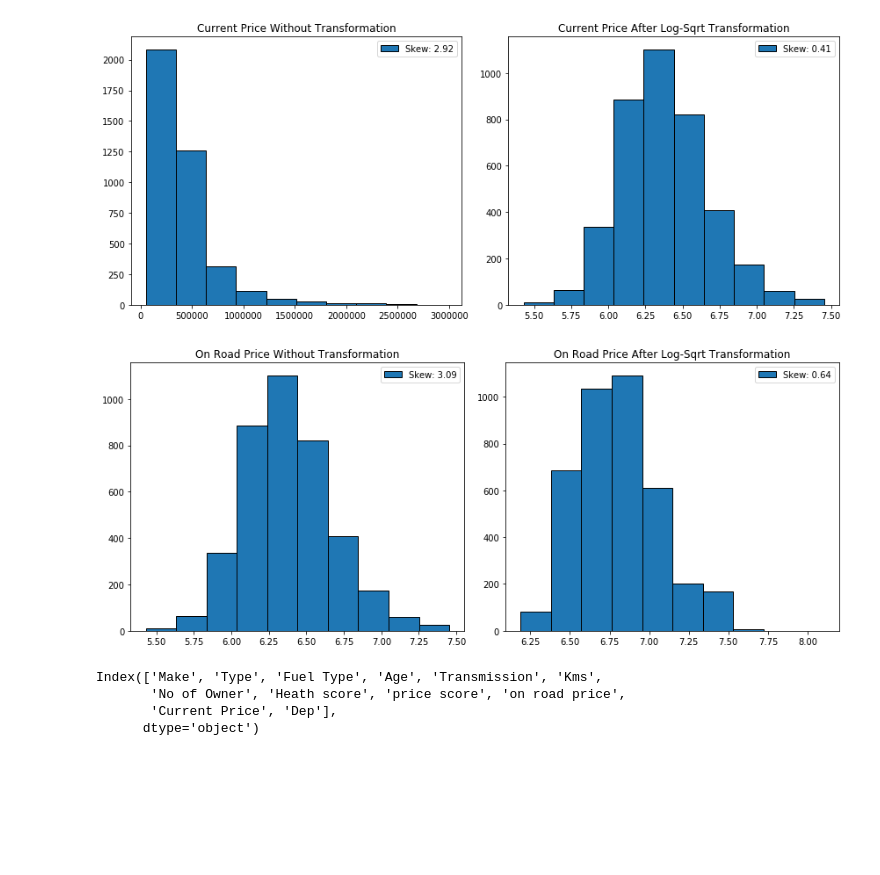
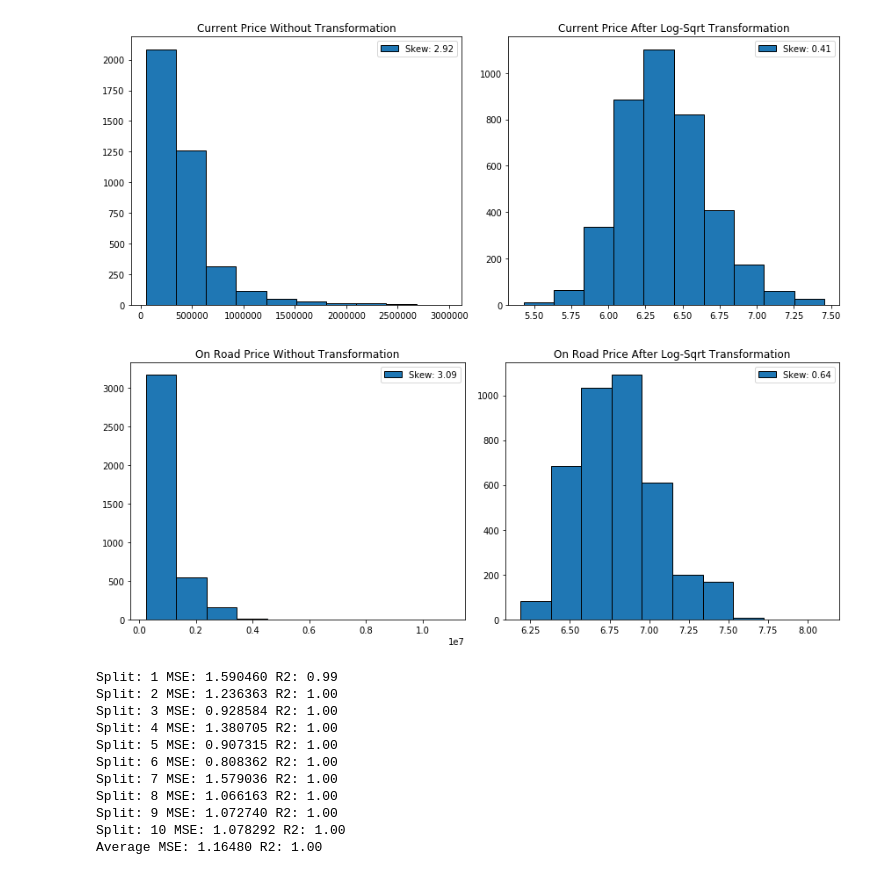
Before and after one commit to maykulkarni/kaggle_solutions, a Jupyter notebook: car price depracation/car_dep.ipynb, the cells around one changed output. Cells and saved outputs as stored; diff of their text form; code cells hidden in the pictures; blank space fills up the shorter version.

```diff
--- a/car price depracation/car_dep.ipynb
+++ b/car price depracation/car_dep.ipynb
@@ -88,7 +88,7 @@ def kill_multicollinearity(original_df):
     print("Columns after: {}".format(len(ip_df.columns)))
     return ip_df
 # %%
-new_df = kill_multicollinearity(df)
+df = kill_multicollinearity(df)
 # %% [output]
 Original DF columns: 12
 Columns after one hot encode: 27
@@ -179,21 +172,69 @@ df["Current Price"] = np.log(np.sqrt(df["Current Price"] + 1))
 # %%
 plt.subplot(1, 2, 1)
 plt.title("On Road Price Without Transformation")
-plt.hist(df["Current Price"], edgecolor="black", label="Skew: {0:.2f}".format(df["on road price"].skew()))
+plt.hist(df["on road price"], edgecolor="black", label="Skew: {0:.2f}".format(df["on road price"].skew()))
 plt.legend()
 plt.subplot(1, 2, 2)
 plt.title("On Road Price After Log-Sqrt Transformation")
 plt.hist(np.log(np.sqrt(df["on road price"] + 1)), edgecolor="black",
          label="Skew: {0:.2f}".format(np.log(np.sqrt(df["on road price"] + 1)).skew()))
 plt.legend()
 tl()
 df["on road price"] = np.log(np.sqrt(df["on road price"] + 1))
 # %% [output]
-[figure, old version]
+[figure, new version]
-# %%
-df.columns
-# %% [output]
-Index(['Make', 'Type', 'Fuel Type', 'Age', 'Transmission', 'Kms',
-       'No of Owner', 'Heath score', 'price score', 'on road price',
-       'Current Price', 'Dep'],
-      dtype='object')
+# %%
+from sklearn.preprocessing import StandardScaler
+from sklearn.model_selection import ShuffleSplit
+from xgboost import XGBRegressor
+from lightgbm import LGBMRegressor
+from sklearn.ensemble import GradientBoostingRegressor, GradientBoostingRegressor
+from sklearn.linear_model import Ridge, Lasso, HuberRegressor
+from sklearn.neural_network import MLPRegressor
+from sklearn.metrics import mean_squared_error, r2_score
+
+independent_cols = df.columns.tolist()
+independent_cols.remove("Dep")
+X = df[independent_cols].values
+y = df["Dep"].values
+indx = 0
+avg_mse = 0
+avg_r2 = 0
+
+
+for train_index, test_index in ShuffleSplit(n_splits=10, test_size=0.2).split(X):
+    indx += 1
+    X_train = X[train_index]
+    X_test = X[test_index]
+    y_train = y[train_index]
+    y_test = y[test_index]
+
+    # Scale training data
+    X_scaler = StandardScaler()
+    X_train = X_scaler.fit_transform(X_train)
+    X_test = X_scaler.transform(X_test)
+
+    clf = MLPRegressor([200, 200, 100], learning_rate="adaptive")
+    clf.fit(X_train, y_train)
+    y_pred = clf.predict(X_test)
+    mse = mean_squared_error(y_test, y_pred)
+    r2 = r2_score(y_test, y_pred)
+    avg_mse += mse
+    avg_r2 += r2
+    print("Split: {0} MSE: {1:5f} R2: {2:.2f}".format(indx, mse, r2))
+
+avg_mse /= indx
+avg_r2 /= indx
+print("Average MSE: {0:.5f} R2: {1:.2f}".format(avg_mse, avg_r2))
+# %% [output]
+Split: 1 MSE: 1.590460 R2: 0.99
+Split: 2 MSE: 1.236363 R2: 1.00
+Split: 3 MSE: 0.928584 R2: 1.00
+Split: 4 MSE: 1.380705 R2: 1.00
+Split: 5 MSE: 0.907315 R2: 1.00
+Split: 6 MSE: 0.808362 R2: 1.00
+Split: 7 MSE: 1.579036 R2: 1.00
+Split: 8 MSE: 1.066163 R2: 1.00
+Split: 9 MSE: 1.072740 R2: 1.00
+Split: 10 MSE: 1.078292 R2: 1.00
+Average MSE: 1.16480 R2: 1.00
```
Also changed, not shown: parts of 5 cells of this notebook.
